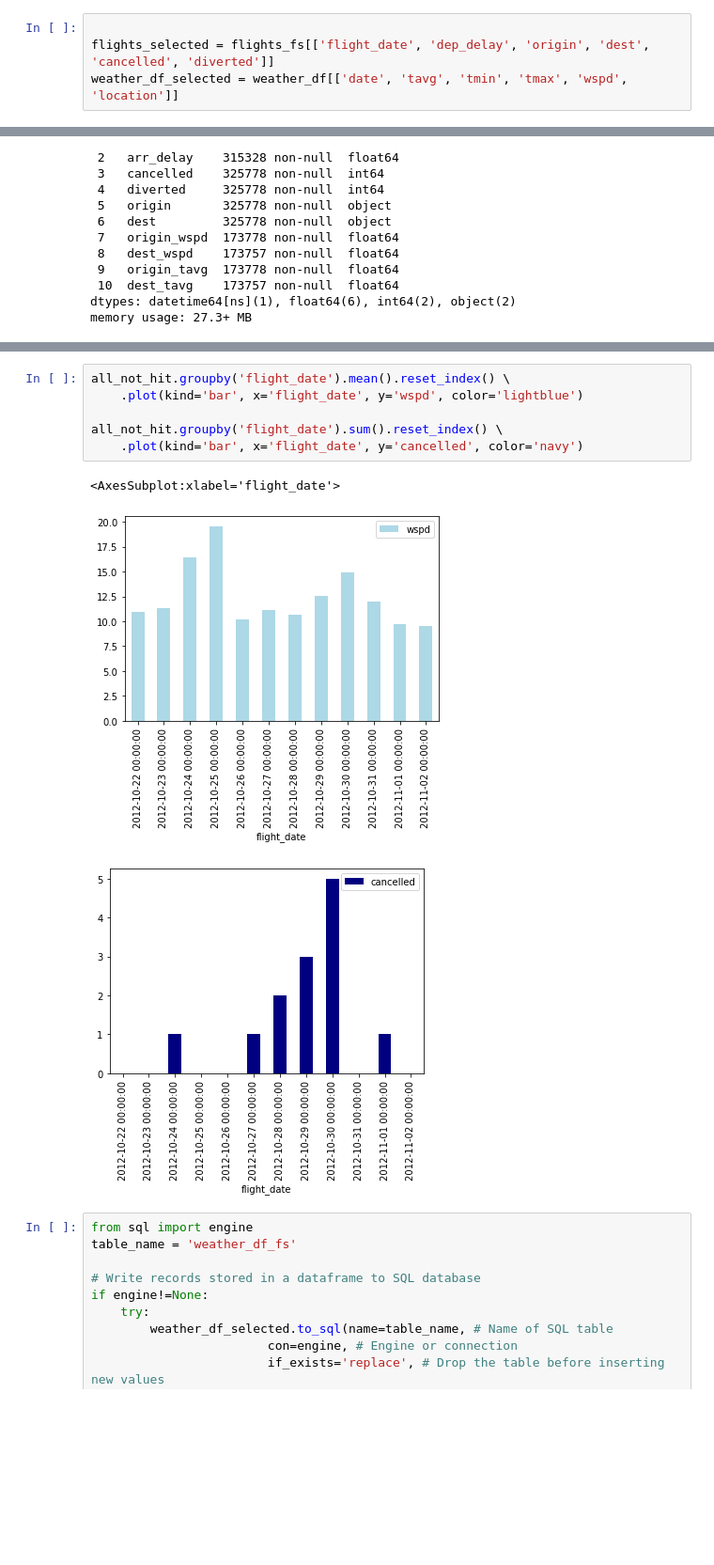
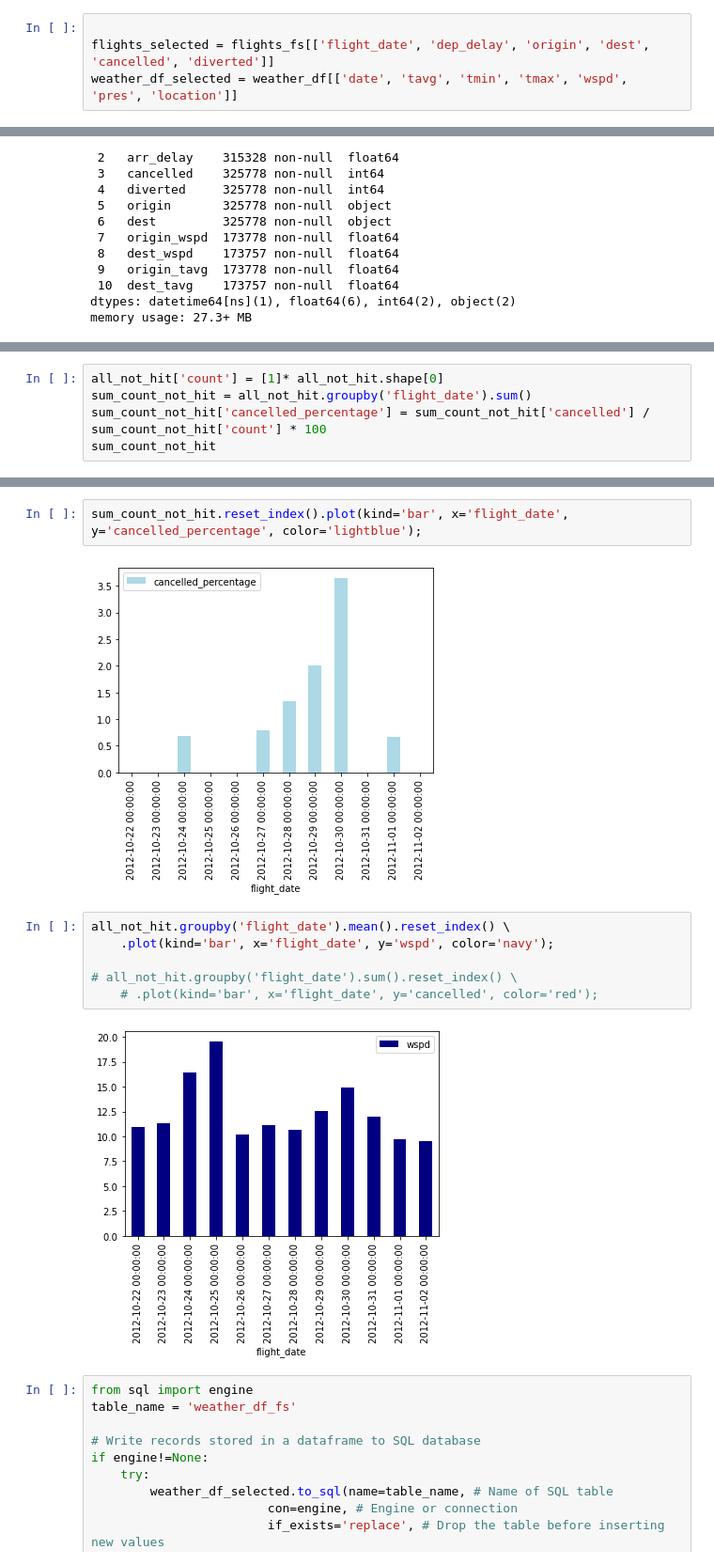
Before and after one commit to farnaz-irani/SQL-Weather-api, a Jupyter notebook: Farnaz.ipynb, the cells around one changed output, grey strips where cells are left out. Shown: that part at 94% size. Drawn from its saved outputs; the diff is of its cells as text; blank space fills up the shorter version.

Commit message:
adding cancelled  percentages

```diff
--- a/Farnaz.ipynb
+++ b/Farnaz.ipynb
@@ -146,7 +146,7 @@ weather_df
 # %%
 
 flights_selected = flights_fs[['flight_date', 'dep_delay', 'origin', 'dest', 'cancelled', 'diverted']]
-weather_df_selected = weather_df[['date', 'tavg', 'tmin', 'tmax', 'wspd', 'location']]
+weather_df_selected = weather_df[['date', 'tavg', 'tmin', 'tmax', 'wspd', 'pres', 'location']]
 # %%
 weather_df_selected['date'] = weather_df_selected['date'].map(pd.to_datetime)
 weather_df_selected.info()
@@ -290,0 +336,5 @@ all_both_hit.groupby('flight_date').sum().reset_index() \
+# %%
+all_not_hit['count'] = [1]* all_not_hit.shape[0]
+sum_count_not_hit = all_not_hit.groupby('flight_date').sum()
+sum_count_not_hit['cancelled_percentage'] = sum_count_not_hit['cancelled'] / sum_count_not_hit['count'] * 100
+sum_count_not_hit
@@ -291,13 +361,15 @@ all_both_hit.groupby('flight_date').sum().reset_index() \
+# %%
+sum_count_not_hit.reset_index().plot(kind='bar', x='flight_date', y='cancelled_percentage', color='lightblue');
+# %% [output]
+[figure, added]
 # %%
 all_not_hit.groupby('flight_date').mean().reset_index() \
-    .plot(kind='bar', x='flight_date', y='wspd', color='lightblue')
+    .plot(kind='bar', x='flight_date', y='wspd', color='navy');
 
-all_not_hit.groupby('flight_date').sum().reset_index() \
-    .plot(kind='bar', x='flight_date', y='cancelled', color='navy')
+# all_not_hit.groupby('flight_date').sum().reset_index() \
+    # .plot(kind='bar', x='flight_date', y='cancelled', color='red');
 # %% [output]
-<AxesSubplot:xlabel='flight_date'>
-[figure, old version]
+[figure, new version]
-[figure, removed]
 # %%
 from sql import engine
 table_name = 'weather_df_fs'
```
Also changed, not shown: parts of 8 cells of this notebook, 4 other files.
